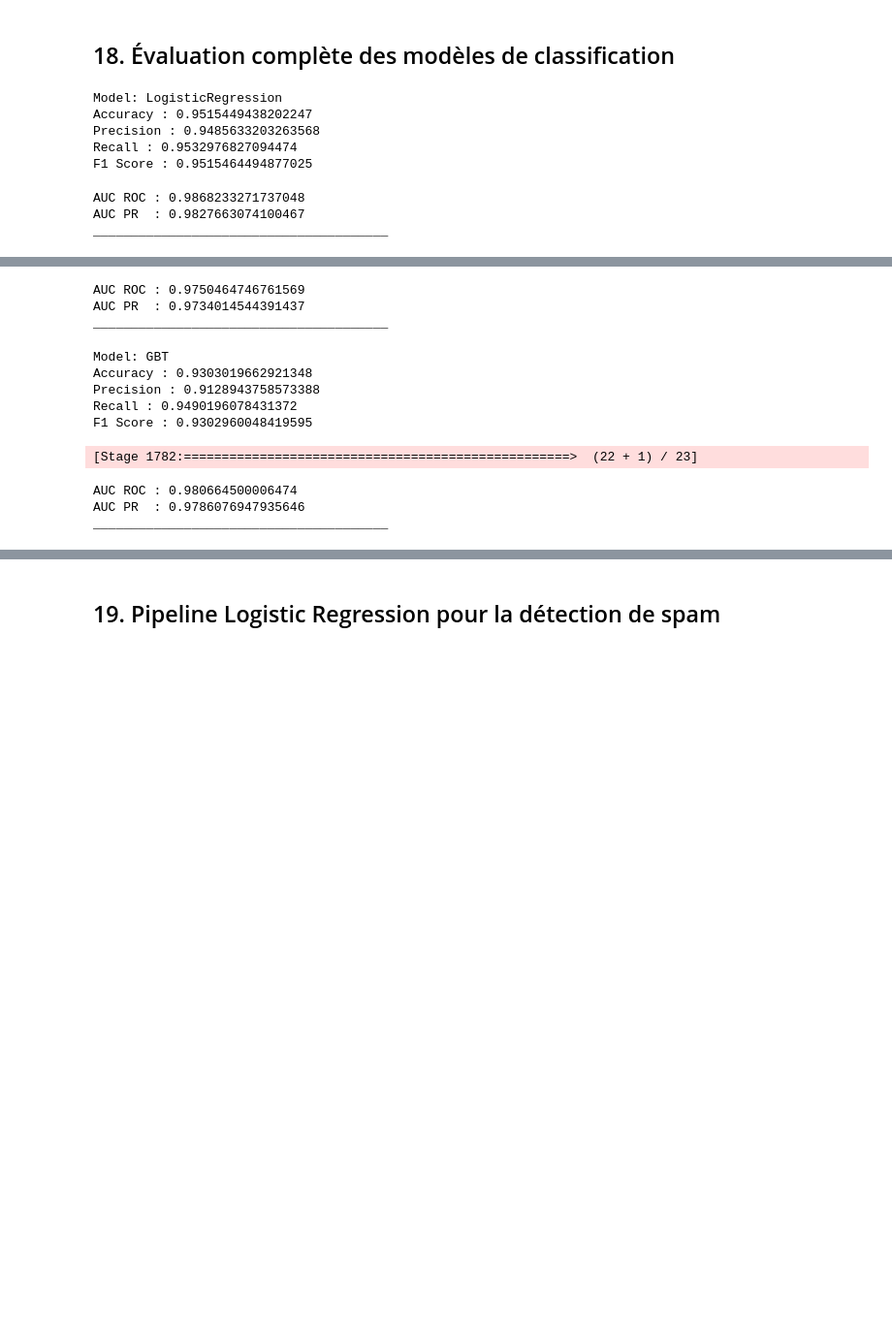
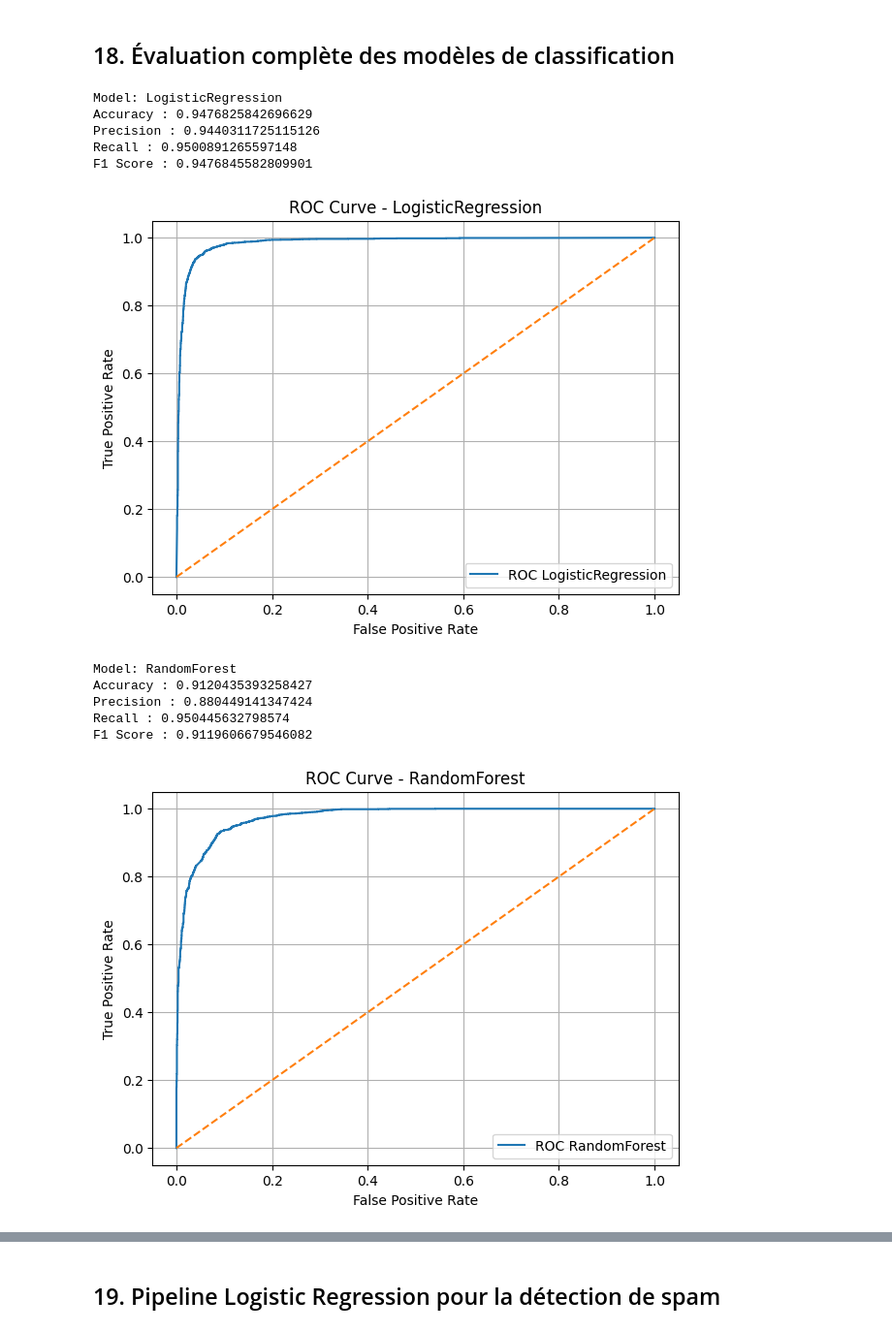
Before and after one commit to bouchta65/AI-SpamDetection-System, a Jupyter notebook: src/SPAMDETECTION.ipynb, the cells around one changed output, grey strips where cells are left out. Shown at 97% size. Cells and saved outputs as stored; diff of their text form; code cells hidden in the pictures; blank space fills up the shorter version.

Commit message:
Update SPAMDETECTION notebook with model improvements

```diff
--- a/src/SPAMDETECTION.ipynb
+++ b/src/SPAMDETECTION.ipynb
@@ -171,5 +163,14 @@ df = df.filter(f.length(f.col("text")) > 0)
 # %%
 df_clean = df.withColumn(
     "text_clean",
-    f.lower(f.regexp_replace(f.col("text"), "[^a-zA-Z ]", " "))
+    f.lower(f.regexp_replace(f.col("text"), "[^a-zA-Z0-9]", " "))
 )
+
+df_clean.show()
+
+df_clean = df_clean.withColumn(
+    "text_clean",
+    f.trim(f.regexp_replace(f.col("text_clean"), "\s+", " "))
+)
+
+df_clean.show()
@@ -207,7 +286,6 @@ def stem_tokens(tokens):
         result.append(ps.stem(t))
     return result
 
-# 5. Transformer la fonction en udf pour PySpark
-stem_udf = udf(stem_tokens, ArrayType(StringType()))
-
-df_stemmed = df_filtered.withColumn("stemmed_tokens", stem_udf("filtered_tokens"))
+stem_udf = df_filtered.rdd.map(lambda row: (row["text"],row["label"],stem_tokens(row["filtered_tokens"])))
+df_stemmed = stem_udf.toDF(["text","label","stemmed_tokens"])
+df_stemmed.show()
@@ -291,6 +367,7 @@ gbt_predictions = gbt_model.transform(test_df)
 # %%
 from pyspark.ml.evaluation import MulticlassClassificationEvaluator
 from pyspark.mllib.evaluation import BinaryClassificationMetrics
+from sklearn.metrics import roc_curve, precision_recall_curve
 
 accuracy_eval = MulticlassClassificationEvaluator(
     labelCol="label",
@@ -305,43 +382,59 @@ precision_eval = MulticlassClassificationEvaluator(
 recall_eval = MulticlassClassificationEvaluator(
     labelCol="label",
     predictionCol="prediction",
     metricName="recallByLabel"
 ).setMetricLabel(1)
 f1_eval = MulticlassClassificationEvaluator(
     labelCol="label",
     predictionCol="prediction",
     metricName="f1"
 )
 
 model_evaluation = [
     ("LogisticRegression", lr_predictions),
     ("RandomForest", rf_predictions),
     ("GBT", gbt_predictions)
 ]
 
 for name, df in model_evaluation:
     accuracy = accuracy_eval.evaluate(df)
     precision = precision_eval.evaluate(df)
     recall = recall_eval.evaluate(df)
     f1 = f1_eval.evaluate(df)
 
-    pred_rdd = df.select("probability", "label").rdd.map(lambda row: (float(row.probability[1]), float(row.label)))
-    binary_metrics = BinaryClassificationMetrics(pred_rdd)
-
     print("Model:", name)
     print("Accuracy :", accuracy)
     print("Precision :", precision)
     print("Recall :", recall)
     print("F1 Score :", f1)
-    print("AUC ROC :", binary_metrics.areaUnderROC)
-    print("AUC PR  :", binary_metrics.areaUnderPR)
-    print("_______________________________________")
+
+
+    predictions_pd = df.select("probability", "label").toPandas()
+    y_true = predictions_pd["label"].values
+    y_scores = predictions_pd["probability"].apply(lambda x: x[1]).values
+
+    fpr, tpr, _ = roc_curve(y_true, y_scores)
+    precision_curve, recall_curve, _ = precision_recall_curve(y_true, y_scores)
+
+    plt.figure(figsize=(7, 5))
+    plt.plot(fpr, tpr, label=f"ROC {name}")
+    plt.plot([0, 1], [0, 1], linestyle="--")
+    plt.xlabel("False Positive Rate")
+    plt.ylabel("True Positive Rate")
+    plt.title(f"ROC Curve - {name}")
+    plt.legend()
+    plt.grid()
+    plt.show()
 # %% [output]
 Model: LogisticRegression
-Accuracy : 0.9515449438202247
-Precision : 0.9485633203263568
-Recall : 0.9532976827094474
-F1 Score : 0.9515464494877025
+Accuracy : 0.9476825842696629
+Precision : 0.9440311725115126
+Recall : 0.9500891265597148
+F1 Score : 0.9476845582809901
+[figure, added]
-AUC ROC : 0.9868233271737048
-AUC PR  : 0.9827663074100467
-_______________________________________
+Model: RandomForest
+Accuracy : 0.9120435393258427
+Precision : 0.880449141347424
+Recall : 0.950445632798574
+F1 Score : 0.9119606679546082
+[figure, added]
@@ -353,12 +445,0 @@ F1 Score : 0.9130934628362773
-AUC ROC : 0.9750464746761569
-AUC PR  : 0.9734014544391437
-_______________________________________
-Model: GBT
-Accuracy : 0.9303019662921348
-Precision : 0.9128943758573388
-Recall : 0.9490196078431372
-F1 Score : 0.9302960048419595
-[Stage 1782:===================================================>  (22 + 1) / 23]
-AUC ROC : 0.980664500006474
-AUC PR  : 0.9786076947935646
-_______________________________________
```
Also changed, not shown: parts of 18 cells of this notebook.
